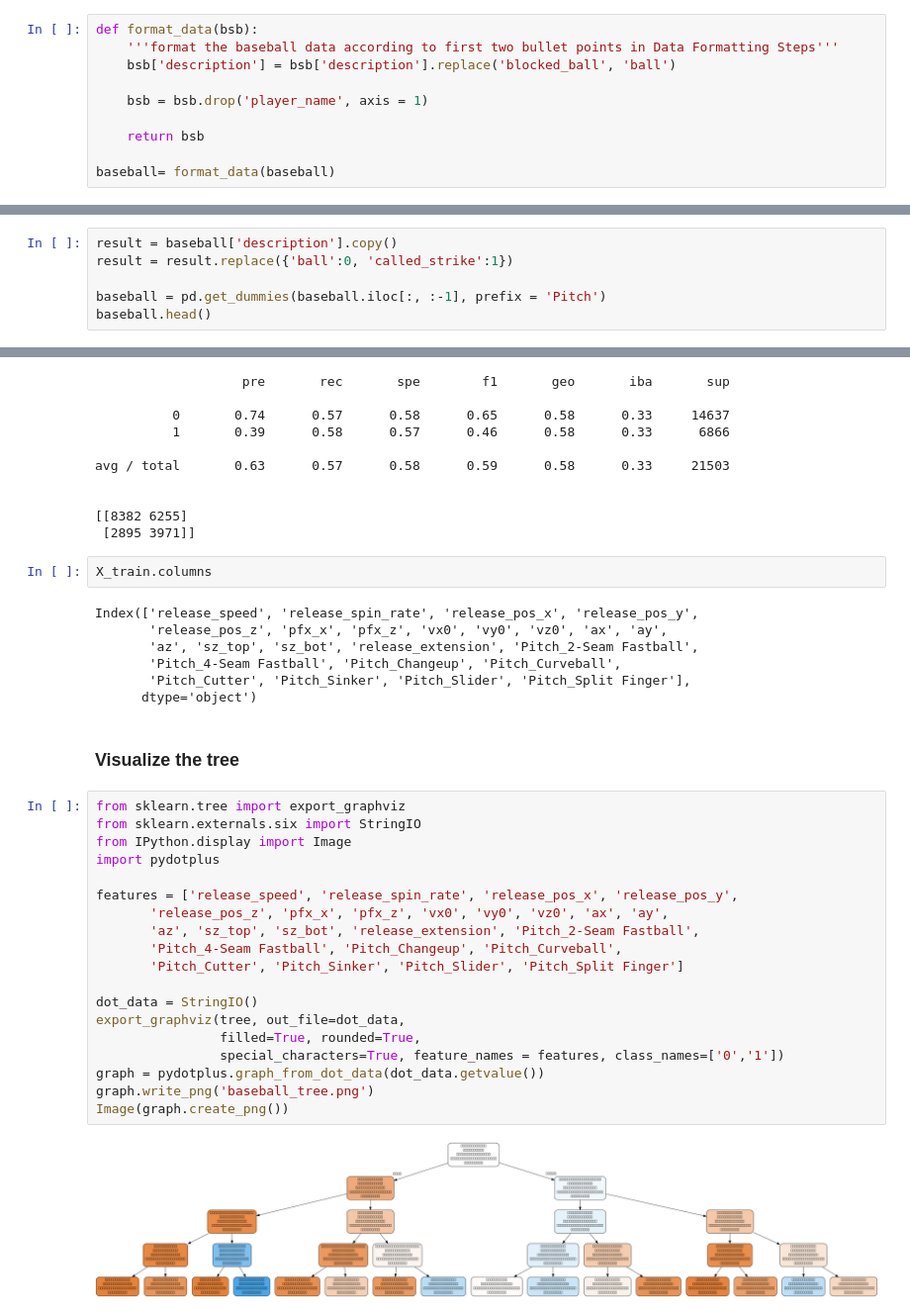
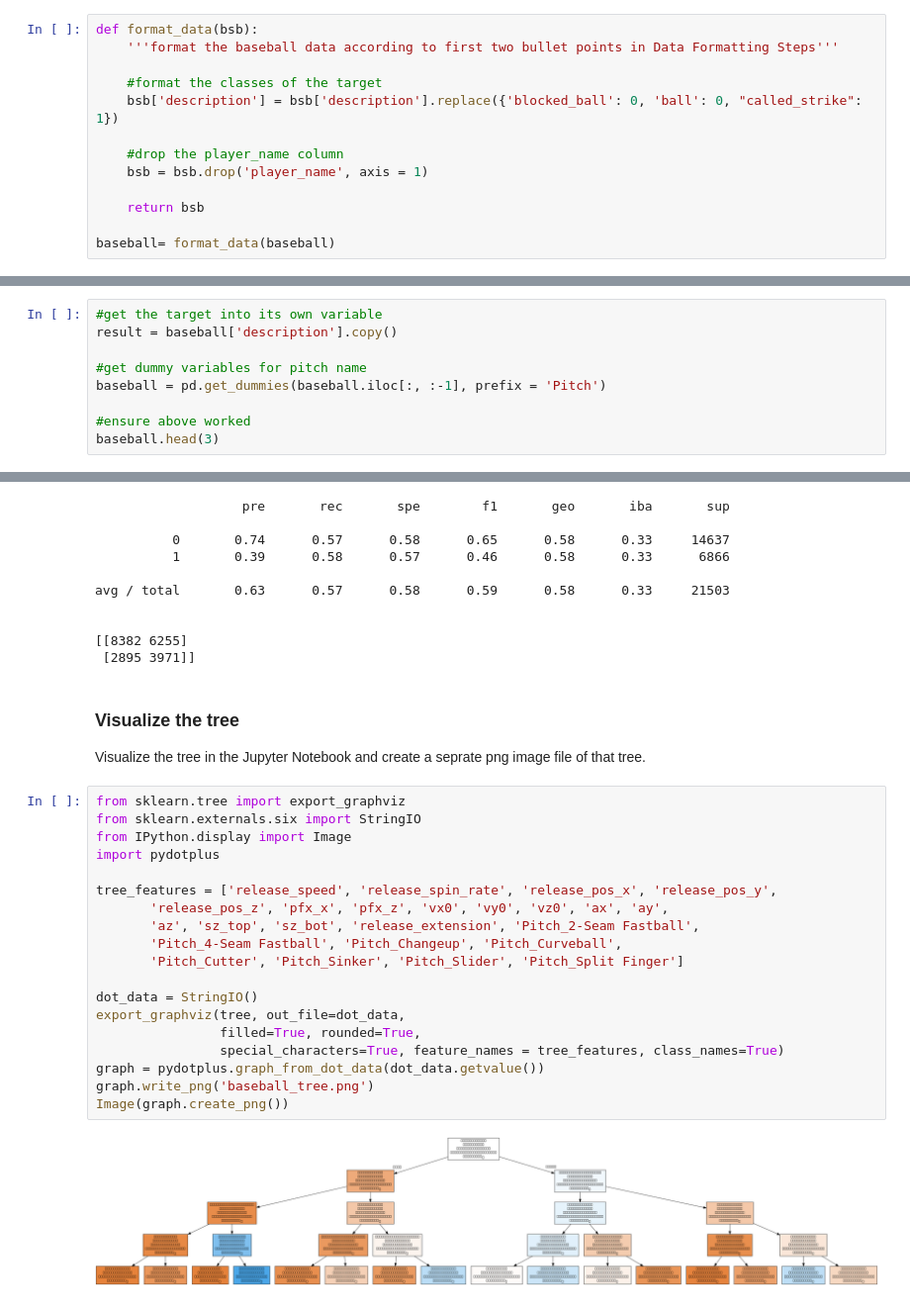
Before and after one commit to khickey25/Capstone-Project, a Jupyter notebook: Baseball_Data/Baseball_base_pipeline.ipynb, the cells around one changed output, grey strips where cells are left out. Shown at 99% size. Drawn from its saved outputs; the diff is of its cells as text.

```diff
--- a/Baseball_Data/Baseball_base_pipeline.ipynb
+++ b/Baseball_Data/Baseball_base_pipeline.ipynb
@@ -134,8 +134,11 @@ This is the second step in Outline of Notebook section above.
 # %%
 def format_data(bsb):
     '''format the baseball data according to first two bullet points in Data Formatting Steps'''
-    bsb['description'] = bsb['description'].replace('blocked_ball', 'ball')
 
+    #format the classes of the target
+    bsb['description'] = bsb['description'].replace({'blocked_ball': 0, 'ball': 0, "called_strike": 1})
+
+    #drop the player_name column
     bsb = bsb.drop('player_name', axis = 1)
 
     return bsb
@@ -317,9 +321,12 @@ Will need to one-hot encode the categroical varaible.
 # %%
+#get the target into its own variable
 result = baseball['description'].copy()
-result = result.replace({'ball':0, 'called_strike':1})
 
+#get dummy variables for pitch name
 baseball = pd.get_dummies(baseball.iloc[:, :-1], prefix = 'Pitch')
-baseball.head()
+
+#ensure above worked
+baseball.head(3)
 # %% [output]
 |  | release_speed | release_spin_rate | release_pos_x | release_pos_y | release_pos_z | pfx_x | pfx_z | ... |
 | 0 | 95.1 | 2314.0 | 3.2655 | 54.4995 | 5.2575 | 1.7213 | 0.4271 | ... |
@@ -445,35 +451,28 @@ avg / total       0.63      0.57      0.58      0.59      0.58      0.33     215
 
 [[8382 6255]
  [2895 3971]]
-# %%
-X_train.columns
-# %% [output]
-Index(['release_speed', 'release_spin_rate', 'release_pos_x', 'release_pos_y',
-       'release_pos_z', 'pfx_x', 'pfx_z', 'vx0', 'vy0', 'vz0', 'ax', 'ay',
-       'az', 'sz_top', 'sz_bot', 'release_extension', 'Pitch_2-Seam Fastball',
-       'Pitch_4-Seam Fastball', 'Pitch_Changeup', 'Pitch_Curveball',
-       'Pitch_Cutter', 'Pitch_Sinker', 'Pitch_Slider', 'Pitch_Split Finger'],
-      dtype='object')
-# %% [markdown]
-### Visualize the tree
+# %% [markdown]
+### Visualize the tree
+
+Visualize the tree in the Jupyter Notebook and create a seprate png image file of that tree.
 # %%
 from sklearn.tree import export_graphviz
 from sklearn.externals.six import StringIO
 from IPython.display import Image
 import pydotplus
 
-features = ['release_speed', 'release_spin_rate', 'release_pos_x', 'release_pos_y',
+tree_features = ['release_speed', 'release_spin_rate', 'release_pos_x', 'release_pos_y',
        'release_pos_z', 'pfx_x', 'pfx_z', 'vx0', 'vy0', 'vz0', 'ax', 'ay',
        'az', 'sz_top', 'sz_bot', 'release_extension', 'Pitch_2-Seam Fastball',
        'Pitch_4-Seam Fastball', 'Pitch_Changeup', 'Pitch_Curveball',
        'Pitch_Cutter', 'Pitch_Sinker', 'Pitch_Slider', 'Pitch_Split Finger']
 
 dot_data = StringIO()
 export_graphviz(tree, out_file=dot_data,
                 filled=True, rounded=True,
-                special_characters=True, feature_names = features, class_names=['0','1'])
+                special_characters=True, feature_names = tree_features, class_names=True)
 graph = pydotplus.graph_from_dot_data(dot_data.getvalue())
 graph.write_png('baseball_tree.png')
 Image(graph.create_png())
 # %% [output]
-[figure, old version]
+[figure, new version]
```
Also changed, not shown: parts of 23 cells of this notebook, 2 other files.
